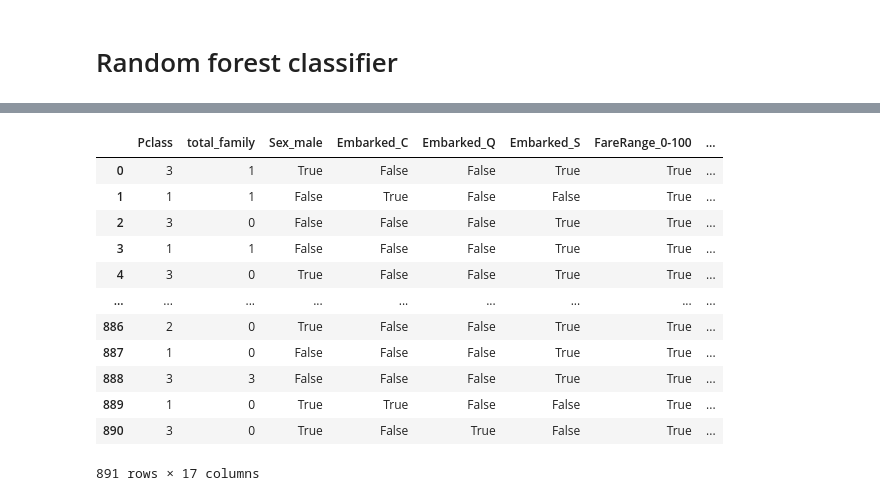
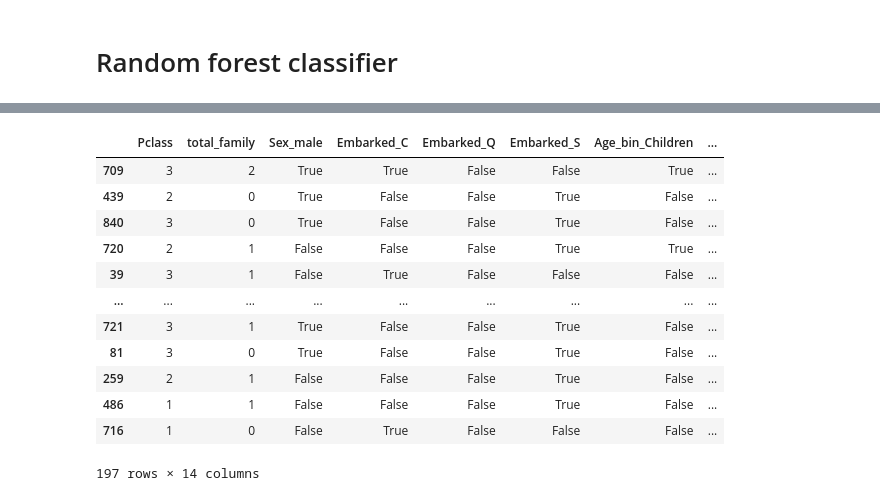
Before and after one commit to ShopnoBanerjee/titanic-survival, a Jupyter notebook: model.ipynb, the cells around one changed output, grey strips where cells are left out. Cells and saved outputs as stored; diff of their text form; code cells hidden in the pictures.

```diff
--- a/model.ipynb
+++ b/model.ipynb
@@ -480,17 +497,17 @@ Fare_bin_high_fare       0
 dtype: int64
-# %%
-test
-# %% [output]
-|  | Pclass | total_family | Sex_male | Embarked_C | Embarked_Q | Embarked_S | FareRange_0-100 | ... |
-| 0 | 3 | 1 | True | False | False | True | True | ... |
-| 1 | 1 | 1 | False | True | False | False | True | ... |
-| 2 | 3 | 0 | False | False | False | True | True | ... |
-| 3 | 1 | 1 | False | False | False | True | True | ... |
-| 4 | 3 | 0 | True | False | False | True | True | ... |
-| ... | ... | ... | ... | ... | ... | ... | ... | ... |
-| 886 | 2 | 0 | True | False | False | True | True | ... |
-| 887 | 1 | 0 | False | False | False | True | True | ... |
-| 888 | 3 | 3 | False | False | False | True | True | ... |
-| 889 | 1 | 0 | True | True | False | False | True | ... |
-| 890 | 3 | 0 | True | False | True | False | True | ... |
-891 rows × 17 columns
+# %%
+X_test
+# %% [output]
+|  | Pclass | total_family | Sex_male | Embarked_C | Embarked_Q | Embarked_S | Age_bin_Children | ... |
+| 709 | 3 | 2 | True | True | False | False | True | ... |
+| 439 | 2 | 0 | True | False | False | True | False | ... |
+| 840 | 3 | 0 | True | False | False | True | False | ... |
+| 720 | 2 | 1 | False | False | False | True | True | ... |
+| 39 | 3 | 1 | False | True | False | False | False | ... |
+| ... | ... | ... | ... | ... | ... | ... | ... | ... |
+| 721 | 3 | 1 | True | False | False | True | False | ... |
+| 81 | 3 | 0 | True | False | False | True | False | ... |
+| 259 | 2 | 1 | False | False | False | True | False | ... |
+| 486 | 1 | 1 | False | False | False | True | False | ... |
+| 716 | 1 | 0 | False | True | False | False | False | ... |
+197 rows × 14 columns
```
Also changed, not shown: parts of 14 cells of this notebook, 8 other files.
